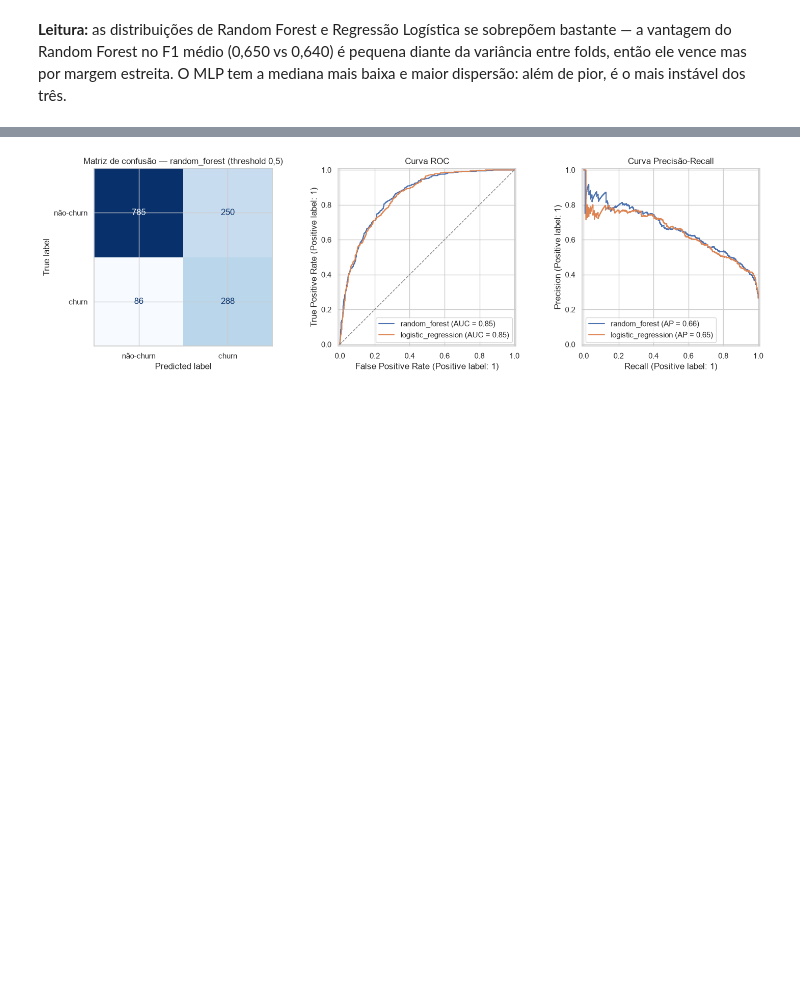
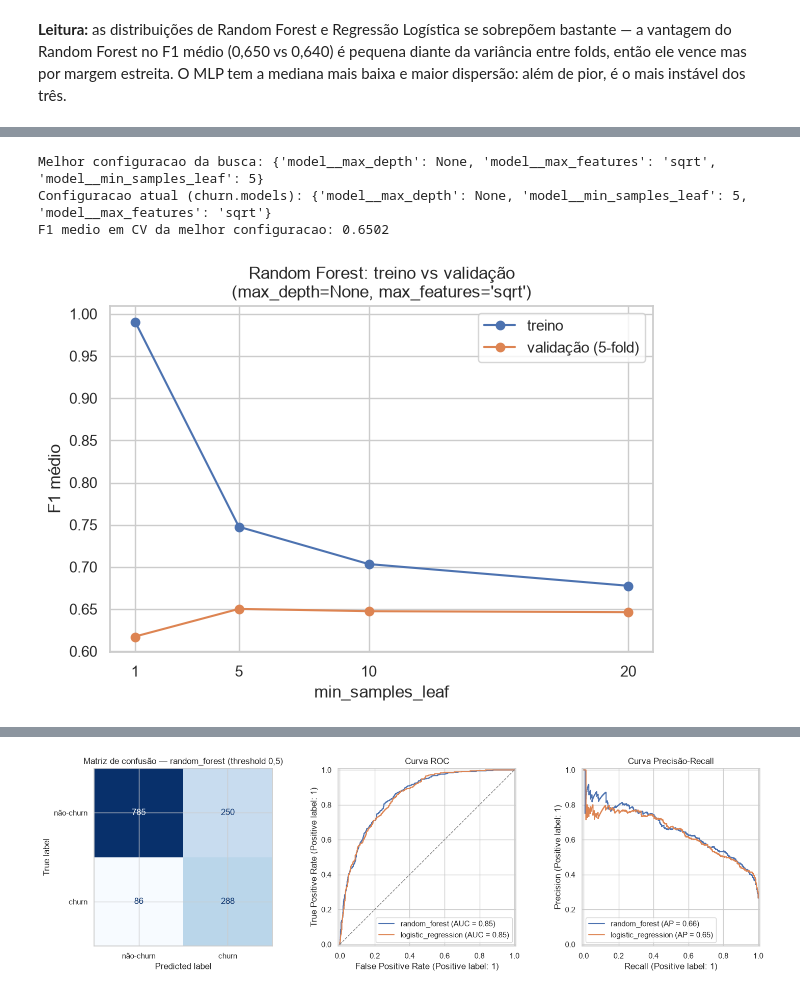
Before and after one commit to dudamarqs/churn-prediction-api, a Jupyter notebook: notebooks/model_comparison.ipynb, the cells around one changed output, grey strips where cells are left out. Cells and saved outputs as stored; diff of their text form; code cells hidden in the pictures; blank space fills up the shorter version.

```diff
--- a/notebooks/model_comparison.ipynb
+++ b/notebooks/model_comparison.ipynb
@@ -117,0 +189,25 @@ pior, é o mais instável dos três.
+# %%
+current = get_candidates()["random_forest"].get_params()
+print("Melhor configuracao da busca:", rf_search.best_params_)
+print("Configuracao atual (churn.models):", {k: current[k] for k in rf_grid})
+print(f"F1 medio em CV da melhor configuracao: {rf_search.best_score_:.4f}")
+# %% [output]
+Melhor configuracao da busca: {'model__max_depth': None, 'model__max_features': 'sqrt', 'model__min_samples_leaf': 5}
+Configuracao atual (churn.models): {'model__max_depth': None, 'model__min_samples_leaf': 5, 'model__max_features': 'sqrt'}
+F1 medio em CV da melhor configuracao: 0.6502
+# %%
+curve = grid_results[
+    grid_results["max_depth"].isna() & (grid_results["max_features"] == "sqrt")
+].sort_values("min_samples_leaf")
+
+plt.figure(figsize=(7, 4.5))
+plt.plot(curve["min_samples_leaf"], curve["train_f1_mean"], marker="o", label="treino")
+plt.plot(curve["min_samples_leaf"], curve["cv_f1_mean"], marker="o", label="validação (5-fold)")
+plt.xticks(curve["min_samples_leaf"].astype(int))
+plt.xlabel("min_samples_leaf")
+plt.ylabel("F1 médio")
+plt.title("Random Forest: treino vs validação\n(max_depth=None, max_features='sqrt')")
+plt.legend()
+plt.show()
+# %% [output]
+[figure, added]
```
Also changed, not shown: parts of 17 cells of this notebook, 1 other file.
